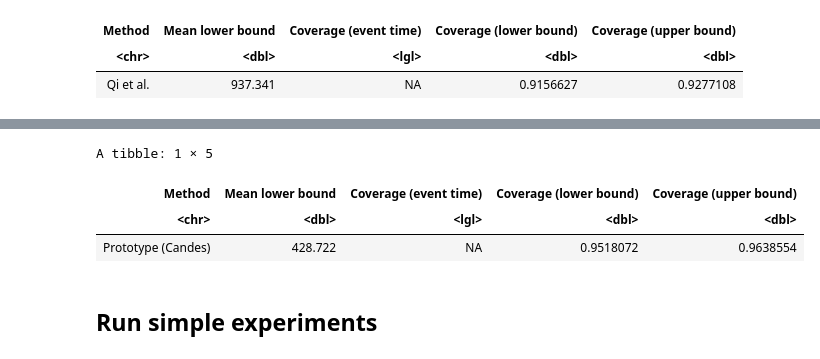
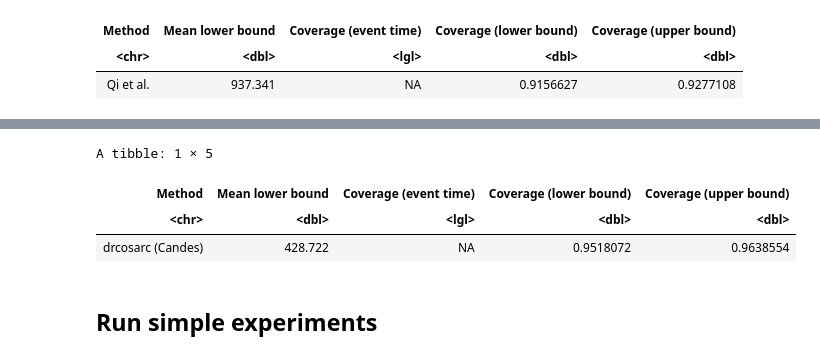
Before and after one commit to msesia/conformal_survival, a Jupyter notebook: code/examples/data_analysis.ipynb, the cells around one changed output, grey strips where cells are left out. Drawn from its saved outputs; the diff is of its cells as text; code cells hidden in the pictures.

```diff
--- a/code/examples/data_analysis.ipynb
+++ b/code/examples/data_analysis.ipynb
@@ -214,14 +214,13 @@ A tibble: 1 × 5
 | <chr> | <dbl> | <lgl> | <dbl> | <dbl> |
 | Qi et al. | 937.341 | NA | 0.9156627 | 0.9277108 |
 # %%
-# Prototype (combined with Gui's approach)
-pred.proto <- predict_prototype(data.test, surv_model, cens_model, data.cal, alpha,
-                                cutoffs="adaptive")
+# DR-CORARC (combined with Gui's approach)
+pred.drcosarc <- predict_drcosarc(data.test, surv_model, cens_model, data.cal, alpha, cutoffs="adaptive")
 
 evaluate_bounds(data.test$time,
-                pred.proto,
+                pred.drcosarc,
                 status=data.test$status,
-                method="Prototype (Gui)")
+                method="drcosarc (Gui)")
 # %% [output]
 A tibble: 1 × 5
 | Method | Mean lower bound | Coverage (event time) | Coverage (lower bound) | Coverage (upper bound) |
@@ -230,17 +229,16 @@ A tibble: 1 × 5
 # %%
-# Prototype (combined with Candes' approach)
-pred.proto.candes <- predict_prototype(data.test, surv_model, cens_model, data.cal, alpha,
-                                       cutoffs="candes-fixed")
+# DR-CORARC (combined with Candes' approach)
+pred.drcosarc.candes <- predict_drcosarc(data.test, surv_model, cens_model, data.cal, alpha, cutoffs="candes-fixed")
 
 evaluate_bounds(data.test$time,
-                pred.proto.candes,
+                pred.drcosarc.candes,
                 status=data.test$status,
-                method="Prototype (Candes)")
+                method="drcosarc (Candes)")
 # %% [output]
 A tibble: 1 × 5
 | Method | Mean lower bound | Coverage (event time) | Coverage (lower bound) | Coverage (upper bound) |
 | <chr> | <dbl> | <lgl> | <dbl> | <dbl> |
-| Prototype (Candes) | 428.722 | NA | 0.9518072 | 0.9638554 |
+| drcosarc (Candes) | 428.722 | NA | 0.9518072 | 0.9638554 |
 # %% [markdown]
 ## Run simple experiments
 # %%
```
Also changed, not shown: parts of 5 cells of this notebook, 6 other files.
